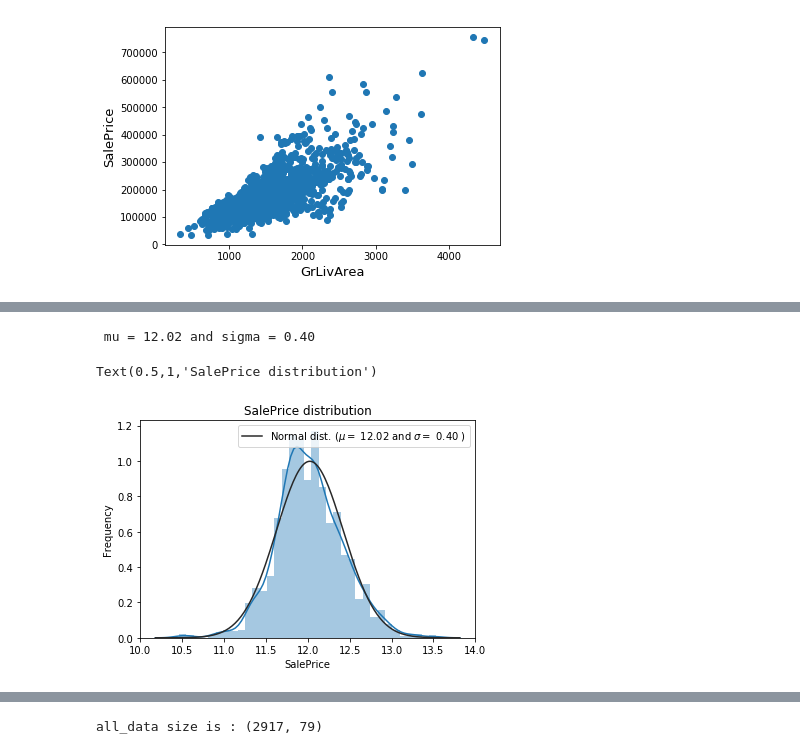
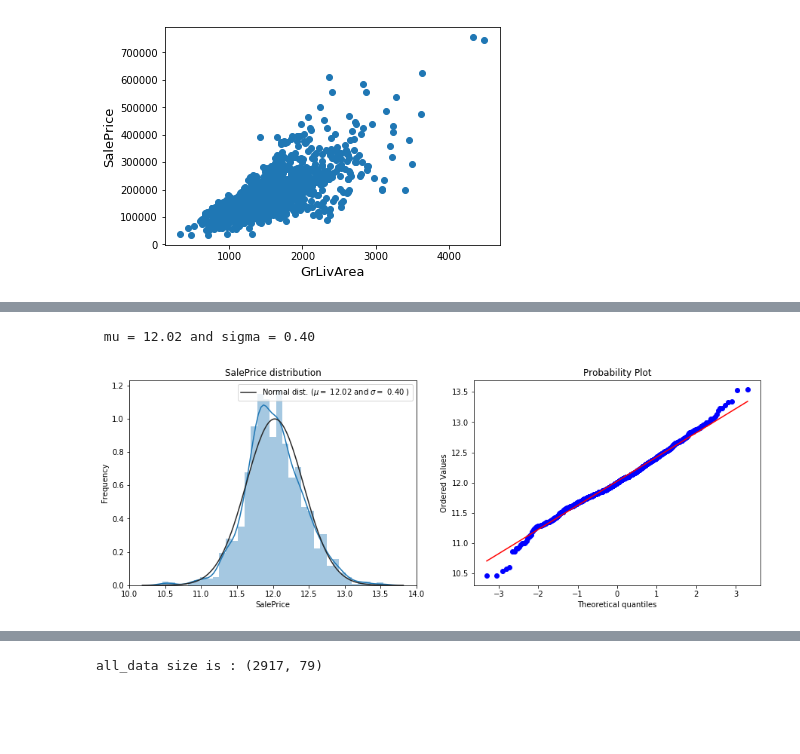
Before and after one commit to machineCYC/SideProjects, a Jupyter notebook: 06-Kaggle-HousePricesAdvancedRegTech/main.ipynb, the cells around one changed output, grey strips where cells are left out. Drawn from its saved outputs; the diff is of its cells as text; code cells hidden in the pictures; blank space fills up the shorter version.

```diff
--- a/06-Kaggle-HousePricesAdvancedRegTech/main.ipynb
+++ b/06-Kaggle-HousePricesAdvancedRegTech/main.ipynb
@@ -79,19 +79,23 @@ plt.show()
 # %%
+plt.figure(figsize=(15,5))
+plt.subplot(1, 2, 1)
 # We use the numpy fuction log1p which  applies log(1+x) to all elements of the column
 train["SalePrice"] = np.log1p(train["SalePrice"])
 
 # Check the new distribution
 sns.distplot(train["SalePrice"] , fit=norm)
 
 # Get the fitted parameters used by the function
 (mu, sigma) = norm.fit(train["SalePrice"])
 print( "\n mu = {:.2f} and sigma = {:.2f}\n".format(mu, sigma))
 
 # Now plot the distribution
 plt.legend(["Normal dist. ($\mu=$ {:.2f} and $\sigma=$ {:.2f} )".format(mu, sigma)], loc="best")
 plt.ylabel("Frequency")
 plt.title("SalePrice distribution")
+
+plt.subplot(1, 2, 2)
+res = stats.probplot(train["SalePrice"], plot=plt)
 # %% [output]
  mu = 12.02 and sigma = 0.40
-Text(0.5,1,'SalePrice distribution')
-[figure, old version]
+[figure, new version]
```
Also changed, not shown: parts of 60 cells of this notebook, 2 other files.
